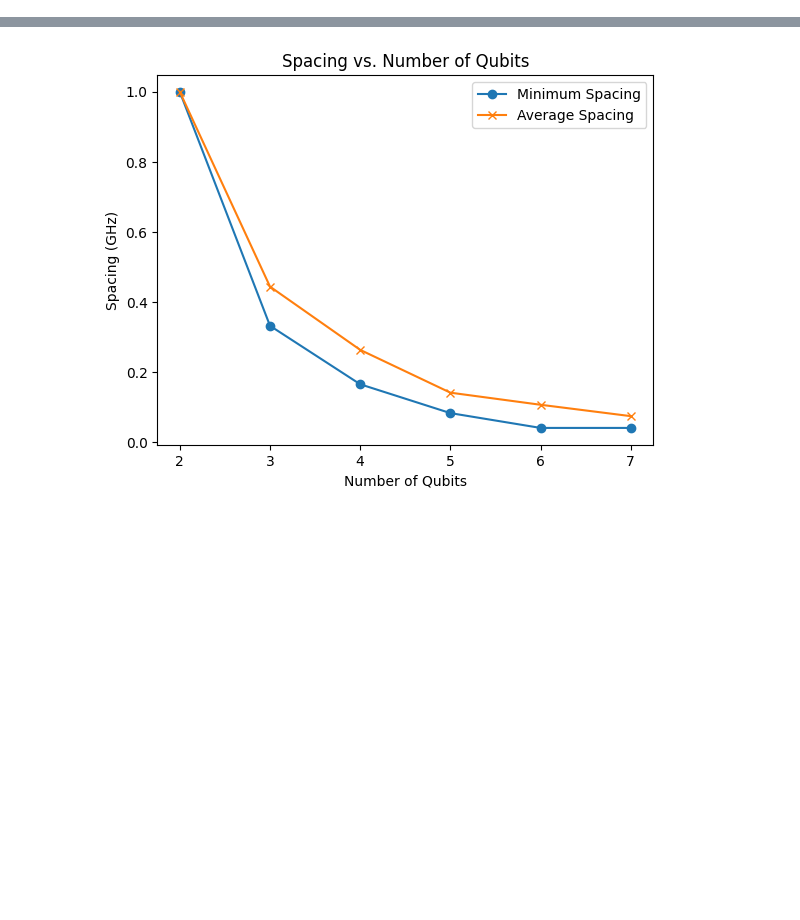
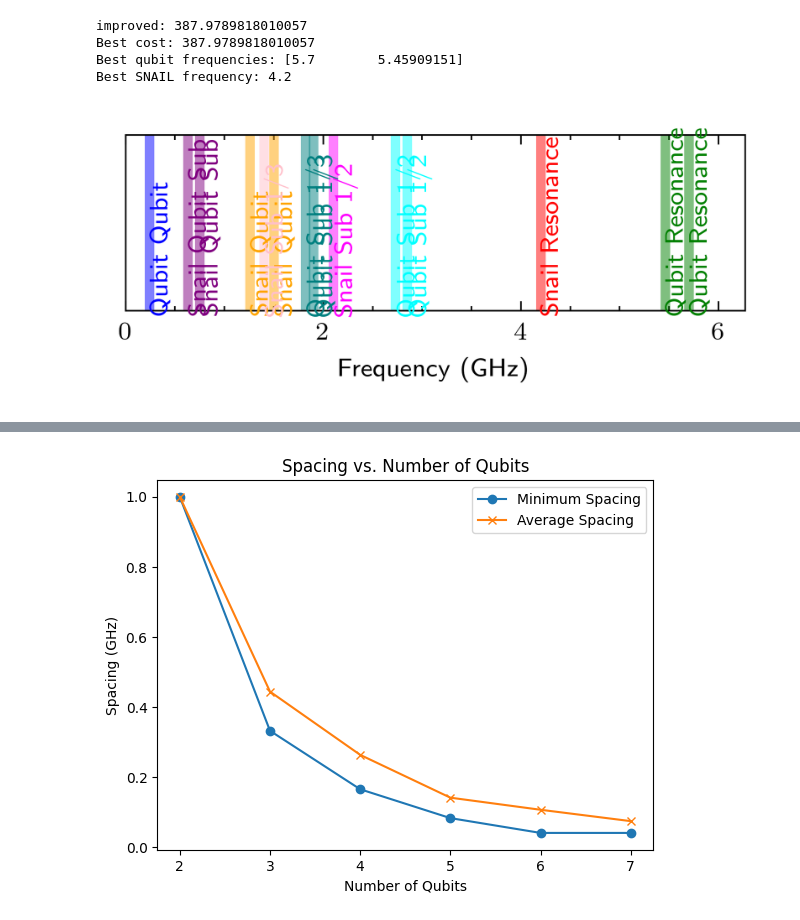
Before and after one commit to PITT-HATLAB/corral_crowding, a Jupyter notebook: src/notebooks/dev_optimized_allocation.ipynb, the cells around one changed output, grey strips where cells are left out. Drawn from its saved outputs; the diff is of its cells as text; code cells hidden in the pictures; blank space fills up the shorter version.

```diff
--- a/src/notebooks/dev_optimized_allocation.ipynb
+++ b/src/notebooks/dev_optimized_allocation.ipynb
@@ -196,0 +172,46 @@ Avg Spacing: 0.14168982768204536
+# %%
+# use scipy minimize for N_attempts random initializations
+from scipy.optimize import minimize
+from tqdm.notebook import tqdm
+
+
+def optimize_layout(
+    N_qubits=4, qubit_bounds=(3.3, 5.7), snail_bounds=(4.2, 4.7), N_attempts=128
+):
+    best_cost = np.inf
+    best_freqs = None
+    best_snail = None
+
+    for _ in tqdm(range(N_attempts)):
+        # Randomly initialize qubit frequencies and SNAIL frequency
+        bare_frequencies = np.random.uniform(qubit_bounds[0], qubit_bounds[1], N_qubits)
+        snail_frequency = np.random.uniform(snail_bounds[0], snail_bounds[1])
+
+        # Minimize the cost function
+        result = minimize(
+            lambda x: cost_function(x[:-1], x[-1]),
+            x0=np.append(bare_frequencies, snail_frequency),
+            bounds=[qubit_bounds] * N_qubits + [snail_bounds],
+            # method="L-BFGS-B",
+        )
+
+        # Update best cost and frequencies if new minimum found
+        if result.fun < best_cost:
+            print("improved:", result.fun)
+            best_cost = result.fun
+            best_freqs = result.x[:-1]
+            best_snail = result.x[-1]
+
+    print(f"Best cost: {best_cost}")
+    print(f"Best qubit frequencies: {best_freqs}")
+    print(f"Best SNAIL frequency: {best_snail}")
+    return best_freqs, best_snail
+# %%
+best_freqs2, best_snail2 = optimize_layout(N_qubits=2)
+plot_frequencies(best_freqs2, best_snail2)
+# %% [output]
+improved: 387.9789818010057
+Best cost: 387.9789818010057
+Best qubit frequencies: [5.7        5.45909151]
+Best SNAIL frequency: 4.2
+[figure, added]
```
Also changed, not shown: parts of 15 cells of this notebook, 7 other files.
